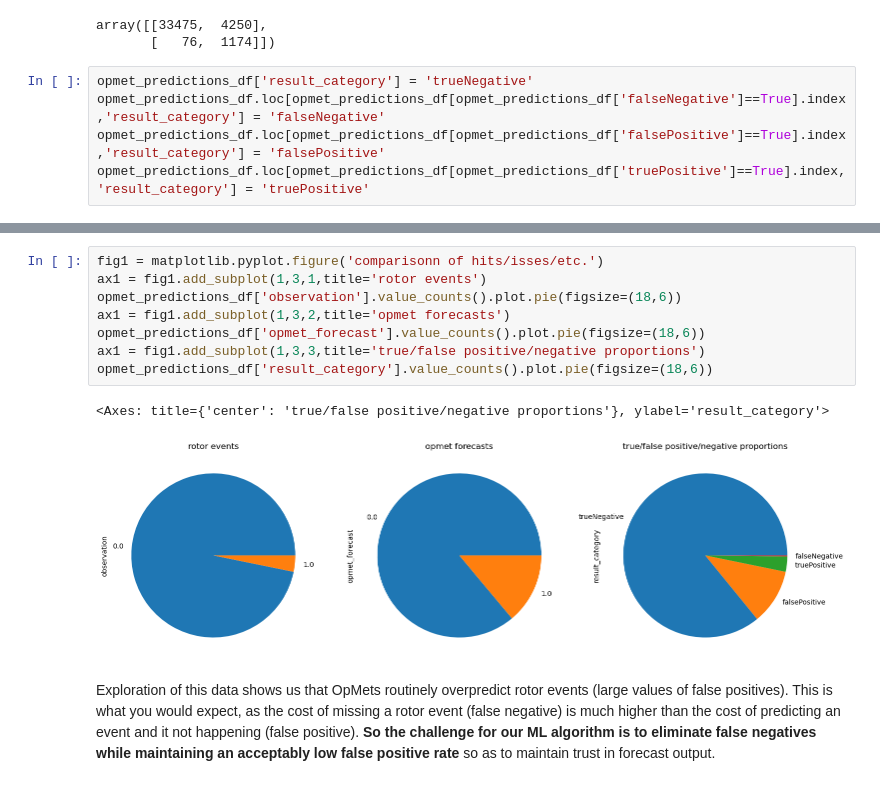
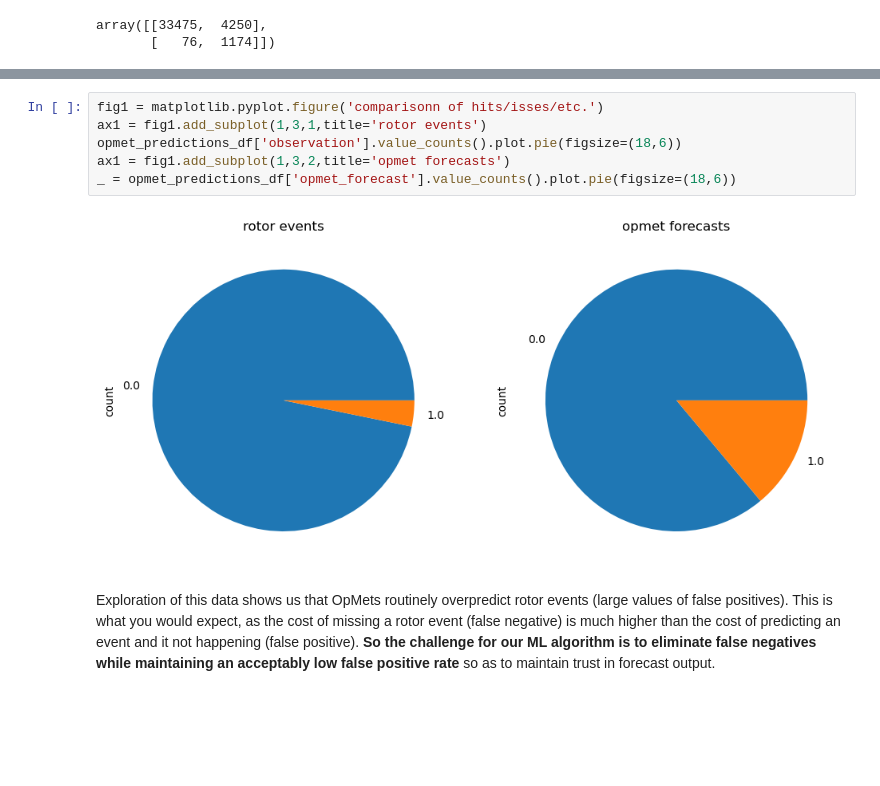
Before and after one commit to informatics-lab/ml_weather_tutorial, a Jupyter notebook: 01_data_exploration.ipynb, the cells around one changed output, grey strips where cells are left out. Drawn from its saved outputs; the diff is of its cells as text; blank space fills up the shorter version.

```diff
--- a/01_data_exploration.ipynb
+++ b/01_data_exploration.ipynb
@@ -490,8 +470,3 @@ cm
 # %% [output]
 array([[33475,  4250],
        [   76,  1174]])
-# %%
-opmet_predictions_df['result_category'] = 'trueNegative'
-opmet_predictions_df.loc[opmet_predictions_df[opmet_predictions_df['falseNegative']==True].index,'result_category'] = 'falseNegative'
-opmet_predictions_df.loc[opmet_predictions_df[opmet_predictions_df['falsePositive']==True].index,'result_category'] = 'falsePositive'
-opmet_predictions_df.loc[opmet_predictions_df[opmet_predictions_df['truePositive']==True].index,'result_category'] = 'truePositive'
@@ -509,14 +473,11 @@ See the caveats in the documentation: https://pandas.pydata.org/pandas-docs/stab
 # %%
 fig1 = matplotlib.pyplot.figure('comparisonn of hits/isses/etc.')
 ax1 = fig1.add_subplot(1,3,1,title='rotor events')
 opmet_predictions_df['observation'].value_counts().plot.pie(figsize=(18,6))
 ax1 = fig1.add_subplot(1,3,2,title='opmet forecasts')
-opmet_predictions_df['opmet_forecast'].value_counts().plot.pie(figsize=(18,6))
-ax1 = fig1.add_subplot(1,3,3,title='true/false positive/negative proportions')
-opmet_predictions_df['result_category'].value_counts().plot.pie(figsize=(18,6))
+_ = opmet_predictions_df['opmet_forecast'].value_counts().plot.pie(figsize=(18,6))
 # %% [output]
-<Axes: title={'center': 'true/false positive/negative proportions'}, ylabel='result_category'>
-[figure, old version]
+[figure, new version]
 # %% [markdown]
 Exploration of this data shows us that OpMets routinely overpredict rotor events (large values of false positives). This is what you would expect, as the cost of missing a rotor event (false negative) is much higher than the cost of predicting an event and it not happening (false positive). **So the challenge for our ML algorithm is to eliminate false negatives while maintaining an acceptably low false positive rate** so as to maintain trust in forecast output.
 # %% [markdown]
```
Also changed, not shown: parts of 14 cells of this notebook.
